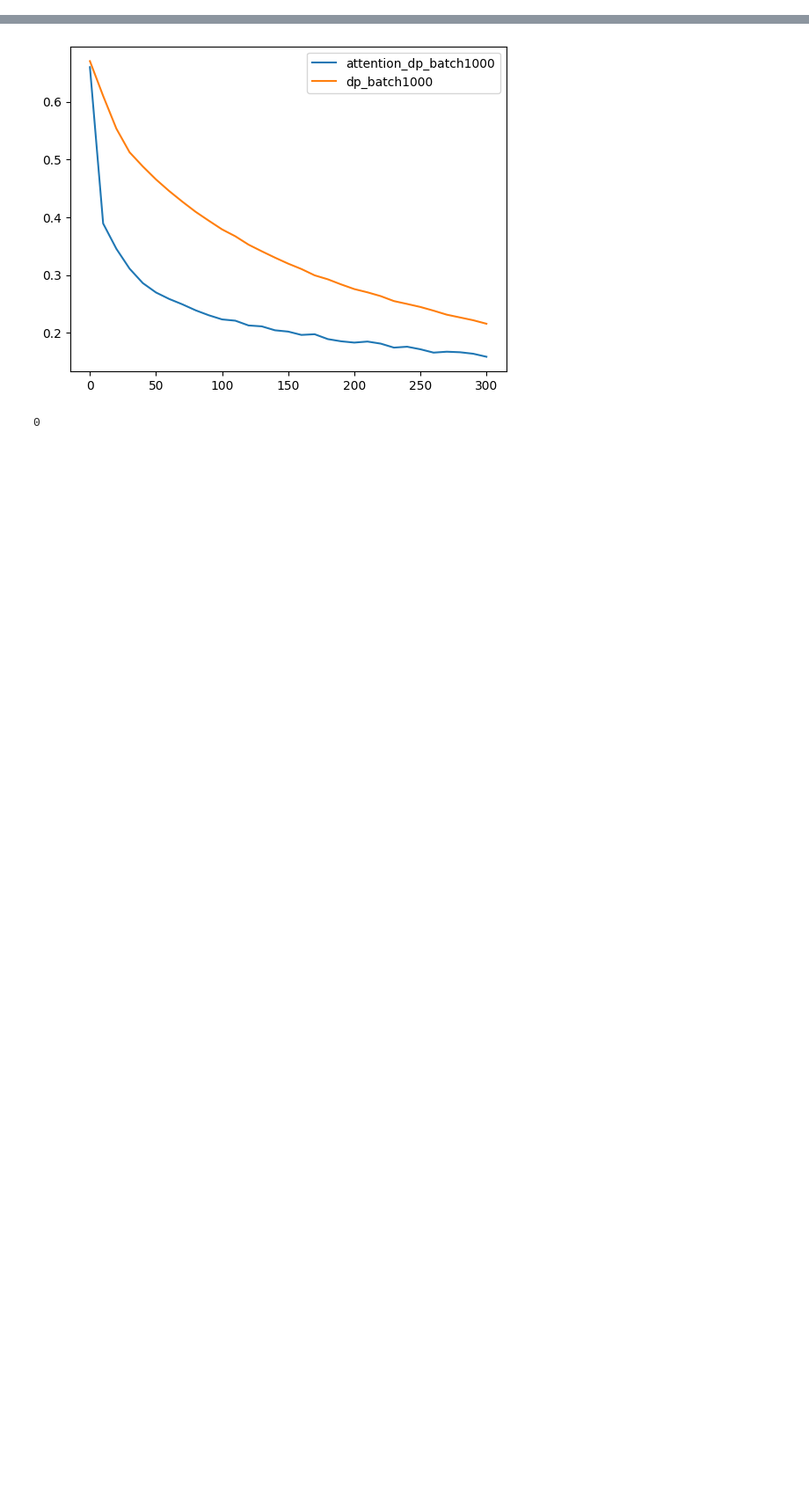
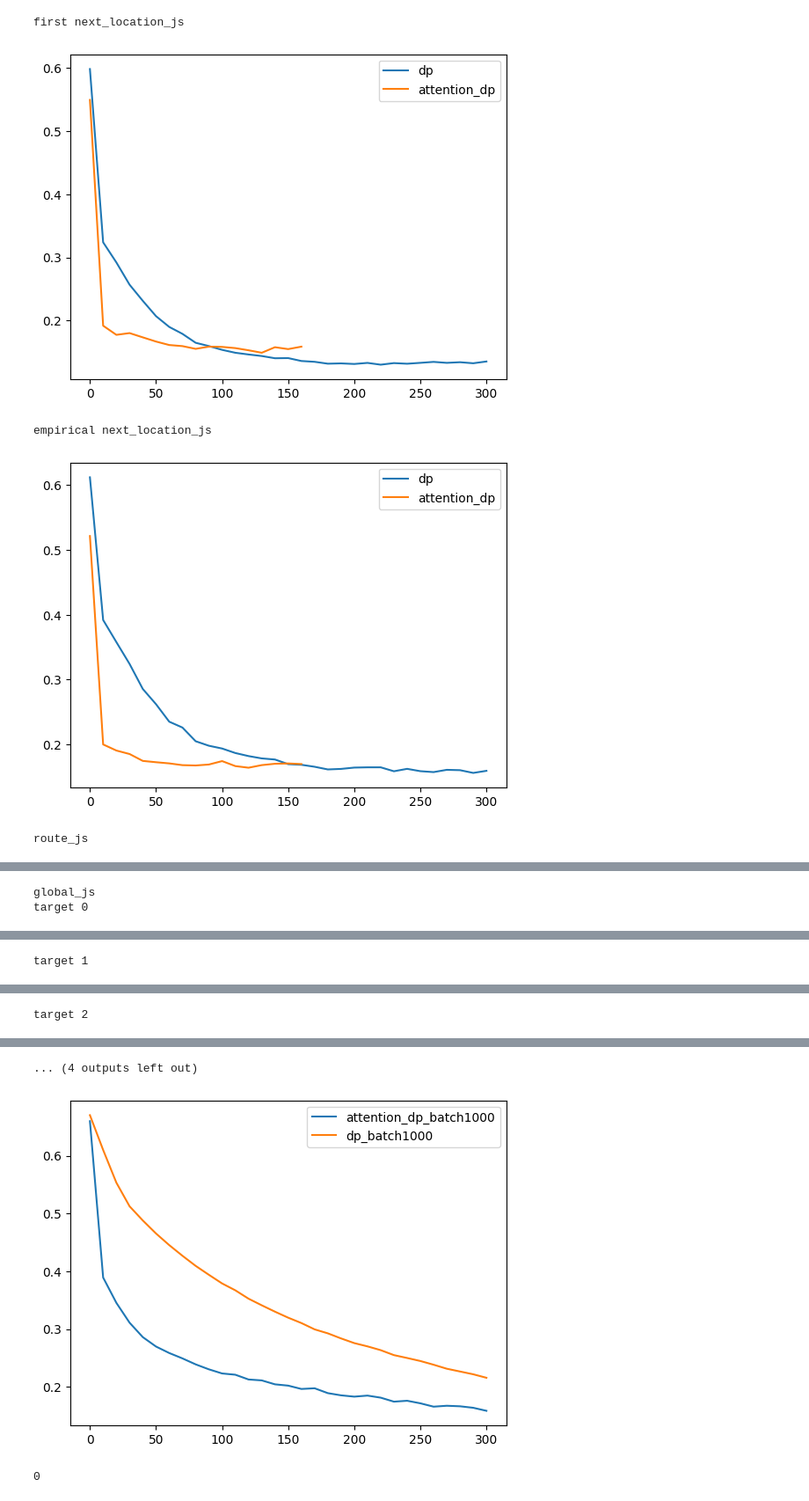
Before and after one commit to tkgsn/priv_traj_gen, a Jupyter notebook: show.ipynb, the cells around one changed output, grey strips where cells are left out. Shown at 88% size. Drawn from its saved outputs; the diff is of its cells as text; code cells hidden in the pictures; blank space fills up the shorter version.

```diff
--- a/show.ipynb
+++ b/show.ipynb
@@ -116,0 +120,13 @@ target 2
+# %%
+dataset = "peopleflow"
+data_name = "100000"
+training_data_name = "bin38"
+
+save_names = ["dp", "attention_dp"]
+run()
+# %% [output]
+first next_location_js
+[figure, added]
+empirical next_location_js
+[figure, added]
+route_js
@@ -116,0 +134,2 @@ target 2
+global_js
+target 0
@@ -116,0 +137 @@ target 2
+target 1
@@ -116,0 +139 @@ target 2
+target 2
@@ -117,3 +141,4 @@ target 2
+... (4 outputs left out)
 # %%
 dataset = "chengdu"
 data_name = "10000"
```
Also changed, not shown: parts of 7 cells of this notebook, 3 other files.
